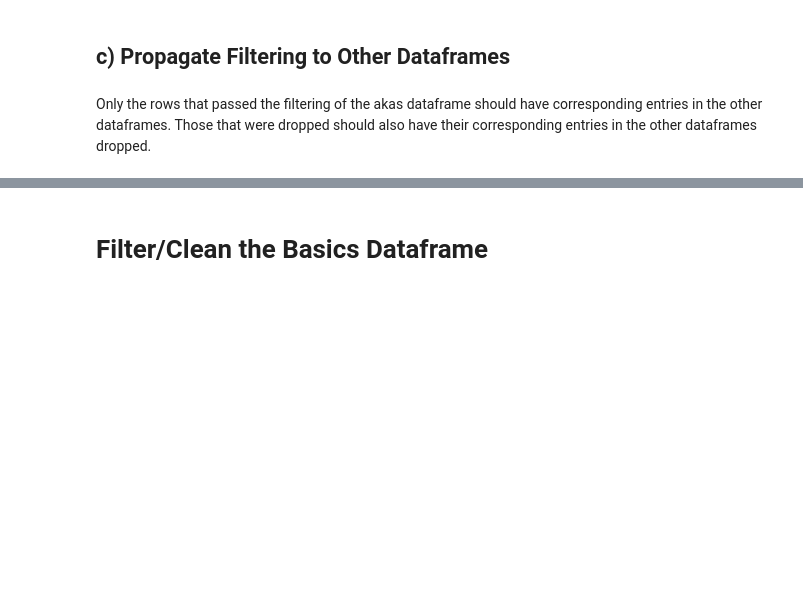
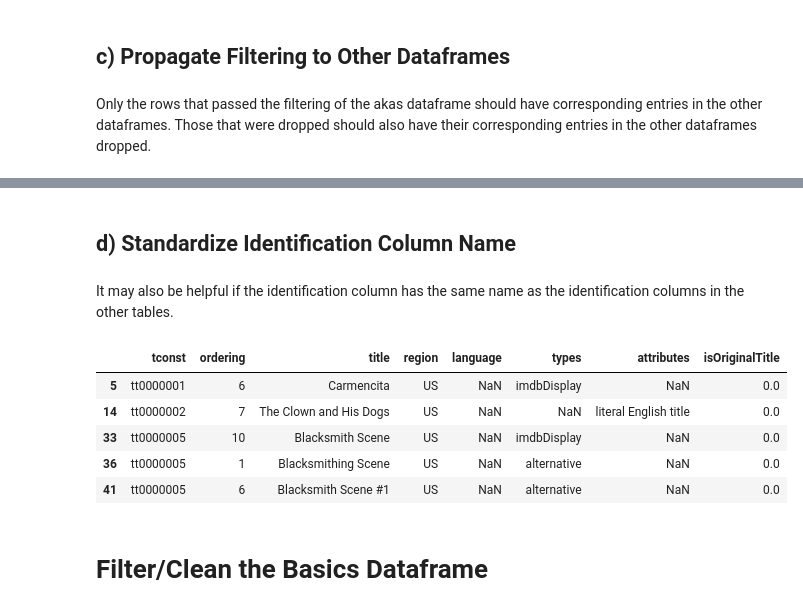
Before and after one commit to bngrossmann/analysis-of-successful-movies, a Jupyter notebook: Notebook-1.ipynb, the cells around one changed output, grey strips where cells are left out. Saved outputs shown, nothing was run; the diff lists cells and outputs as text; code cells hidden in the pictures; blank space fills up the shorter version.

```diff
--- a/Notebook-1.ipynb
+++ b/Notebook-1.ipynb
@@ -229,3 +229,17 @@ The ratings dataframe shape: (471592, 3)
+# %% [markdown]
+## d) Standardize Identification Column Name
+# %% [markdown]
+It may also be helpful if the identification column has the same name as the identification columns in the other tables.
+# %%
+akas = akas.rename(columns={'titleId':'tconst'})
+akas.head()
+# %% [output]
+|  | tconst | ordering | title | region | language | types | attributes | isOriginalTitle |
+| 5 | tt0000001 | 6 | Carmencita | US | NaN | imdbDisplay | NaN | 0.0 |
+| 14 | tt0000002 | 7 | The Clown and His Dogs | US | NaN | NaN | literal English title | 0.0 |
+| 33 | tt0000005 | 10 | Blacksmith Scene | US | NaN | imdbDisplay | NaN | 0.0 |
+| 36 | tt0000005 | 1 | Blacksmithing Scene | US | NaN | alternative | NaN | 0.0 |
+| 41 | tt0000005 | 6 | Blacksmith Scene #1 | US | NaN | alternative | NaN | 0.0 |
 # %% [markdown]
 # Filter/Clean the Basics Dataframe
 # %% [markdown]
```
Also changed, not shown: parts of 34 cells of this notebook, 11 other files.
